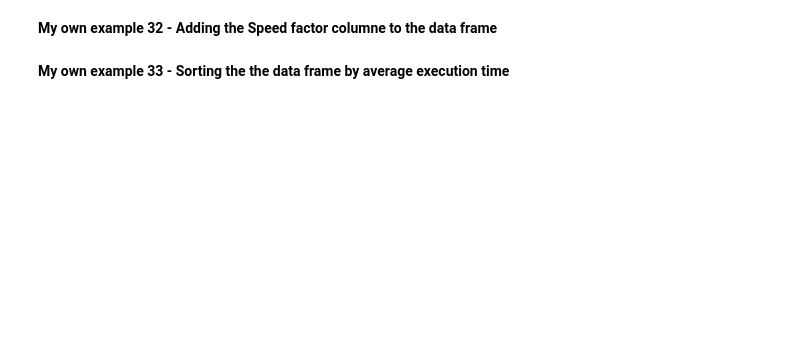
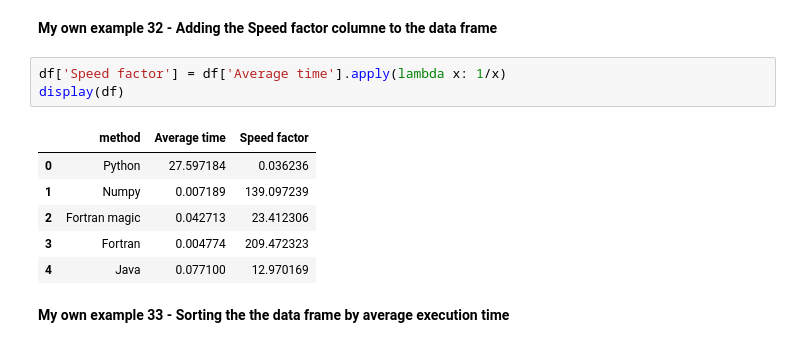
Before and after one commit to kellysolanomt/MetNumUN2024I, a Jupyter notebook: Lab2/ksolanoc_Lab2.ipynb, the cells around one changed output. Saved outputs shown, nothing was run; the diff lists cells and outputs as text; blank space fills up the shorter version.

```diff
--- a/Lab2/ksolanoc_Lab2.ipynb
+++ b/Lab2/ksolanoc_Lab2.ipynb
@@ -853,4 +861,14 @@ display(df)
 # %% [markdown]
 **My own example 32 - Adding the Speed factor columne to the data frame**
+# %%
+df['Speed factor'] = df['Average time'].apply(lambda x: 1/x)
+display(df)
+# %% [output]
+|  | method | Average time | Speed factor |
+| 0 | Python | 27.597184 | 0.036236 |
+| 1 | Numpy | 0.007189 | 139.097239 |
+| 2 | Fortran magic | 0.042713 | 23.412306 |
+| 3 | Fortran | 0.004774 | 209.472323 |
+| 4 | Java | 0.077100 | 12.970169 |
 # %% [markdown]
 **My own example 33 - Sorting the the data frame by average execution time**
```
Also changed, not shown: parts of 17 cells of this notebook.
